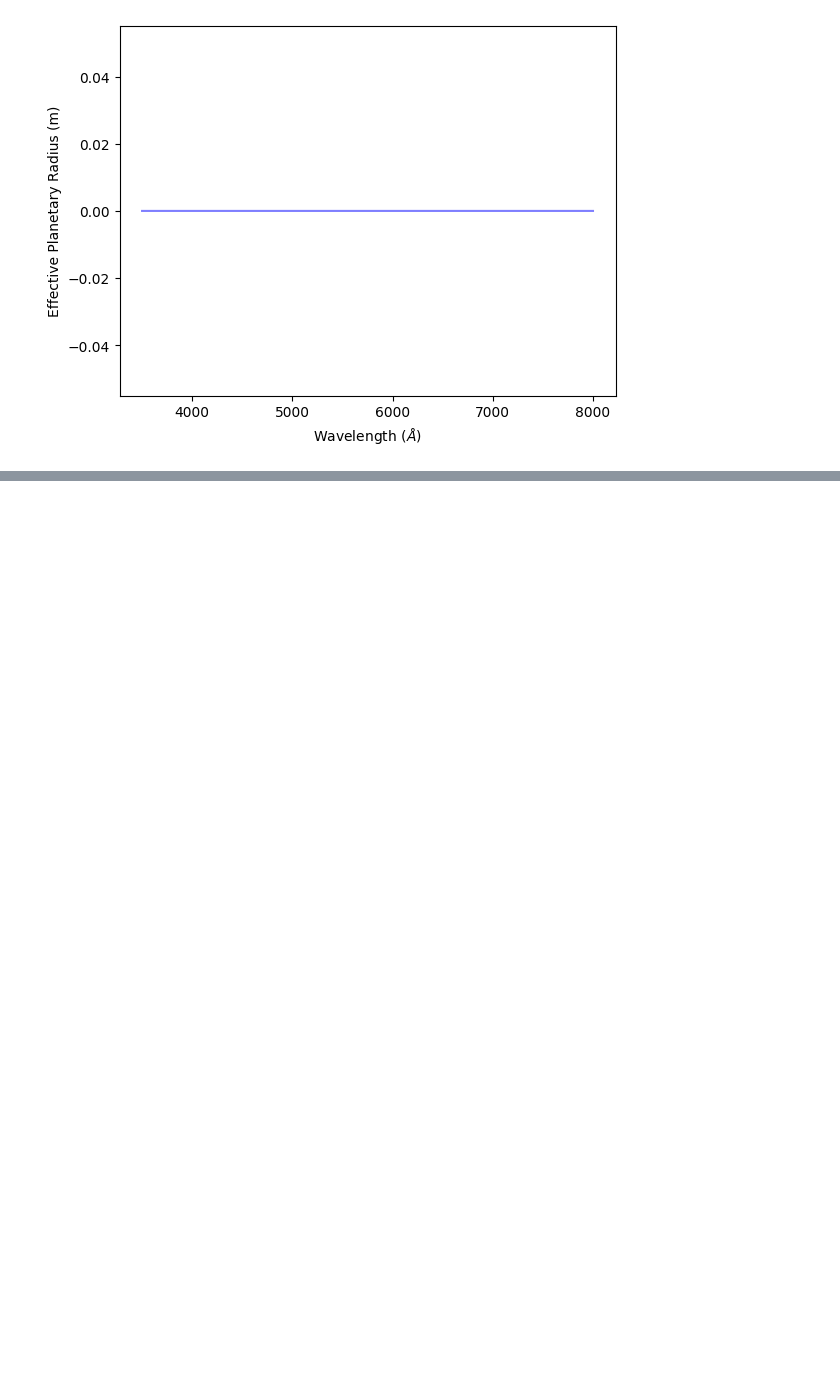
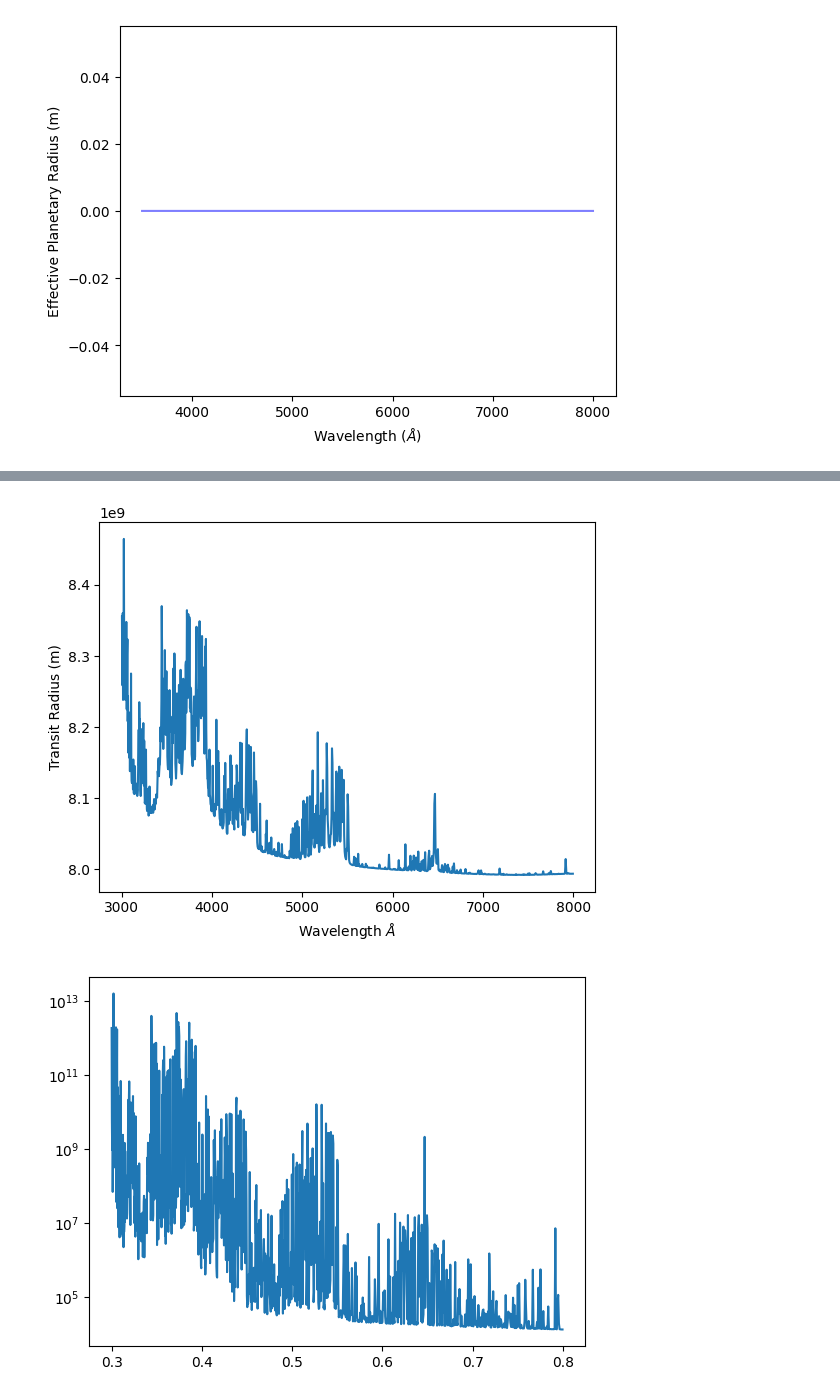
Before and after one commit to odanny-oc/rotational_broadening_kernel, a Jupyter notebook: notebooks/practice_notebook.ipynb, the cells around one changed output, grey strips where cells are left out. Drawn from its saved outputs; the diff is of its cells as text; code cells hidden in the pictures; blank space fills up the shorter version.

Commit message:
petitRADTRANS recreation of notebook 2

```diff
--- a/notebooks/practice_notebook.ipynb
+++ b/notebooks/practice_notebook.ipynb
@@ -58,3 +58,66 @@ ax.plot(wl, r_no_raleigh - r, 'blue', alpha = 0.5)
 [<matplotlib.lines.Line2D at 0x...>]
 [figure]
 [figure]
+# %%
+from petitRADTRANS.radtrans import Radtrans
+from petitRADTRANS.plotlib import plot_radtrans_opacities
+from petitRADTRANS import physical_constants as cst
+from petitRADTRANS.config import petitradtrans_config_parser
+import numpy as np
+import matplotlib.pyplot as plt
+
+
+radtrans = Radtrans(
+    pressures=np.logspace(-6, 2, 100),
+    line_species=[
+    "Fe"
+    ],
+    #rayleigh_species=['H2', 'He'],
+    gas_continuum_contributors=['H2--He'],
+    wavelength_boundaries=[0.3, 0.8]
+)
+
+temperatures = 2500 * np.ones_like(radtrans.pressures)
+chi_FeI ={'Fe': 1e-6 * np.ones_like(temperatures),
+          'H2': 0.74 * np.ones_like(temperatures),
+          'He': 0.24 * np.ones_like(temperatures)}
+mean_molecular_weight = 2.3 * np.ones_like(temperatures)
+
+planet_radius = 1.2 * cst.r_jup_mean
+planet_mass = 0.8 * cst.m_jup
+grav = cst.G * planet_mass / (planet_radius)**2
+refpressure = 0.01
+
+wavelengths, transit_radii, _ = radtrans.calculate_transit_radii(
+    temperatures = temperatures,
+    mass_fractions = chi_FeI,
+    mean_molar_masses = mean_molecular_weight,
+    reference_gravity = grav,
+    planet_radius = planet_radius,
+    reference_pressure = refpressure
+)
+
+fig, ax = plt.subplots()
+
+ax.plot(wavelengths * 1e8, transit_radii)
+# ax[0].set_xscale('log')
+ax.set_xlabel(r'Wavelength $\AA$')
+ax.set_ylabel('Transit Radius (m)')
+
+# ax[1].plot(wavelengths, transit_radii)
+# ax[0].set_xscale('log')
+
+fe_mass_frac = {
+    'Fe': 1e6
+}
+
+fig, ax = plt.subplots()
+plot_radtrans_opacities(
+    radtrans,
+    radtrans.line_species,
+    temperature=2500,
+    pressure_bar= 0.01,
+    mass_fractions = fe_mass_frac
+)
+ax.set_yscale('log')
+# %% [output]
@@ -60,0 +130,2 @@ ax.plot(wl, r_no_raleigh - r, 'blue', alpha = 0.5)
+[figure, added]
+[figure, added]
```
Also changed, not shown: parts of 1 cell of this notebook.
